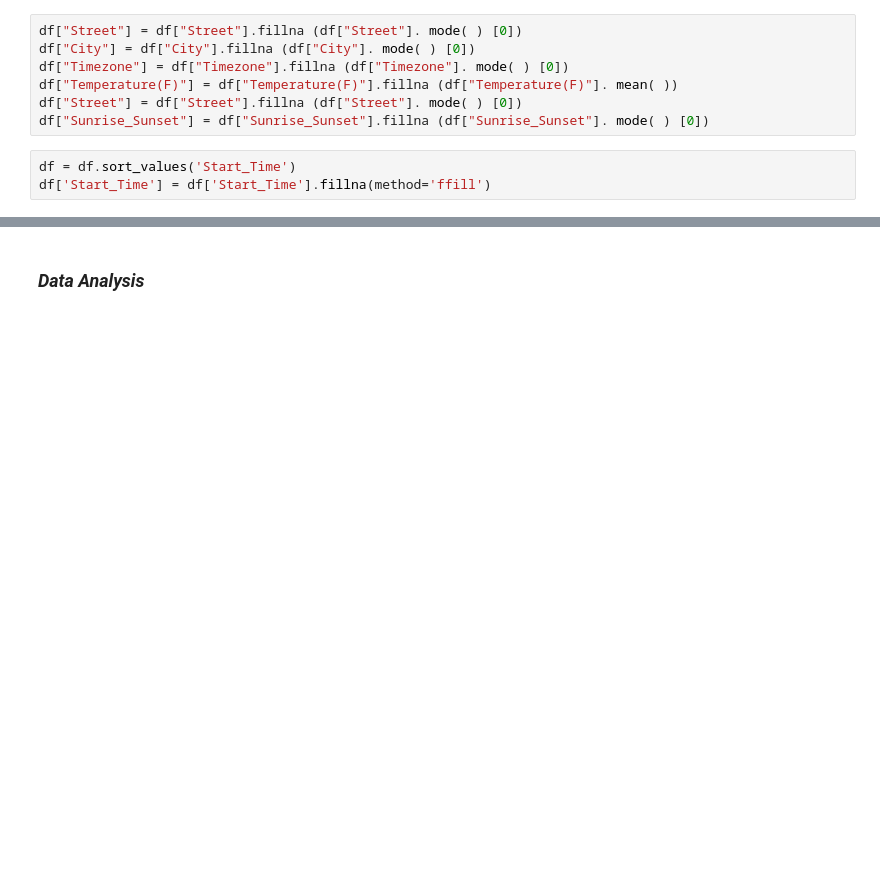
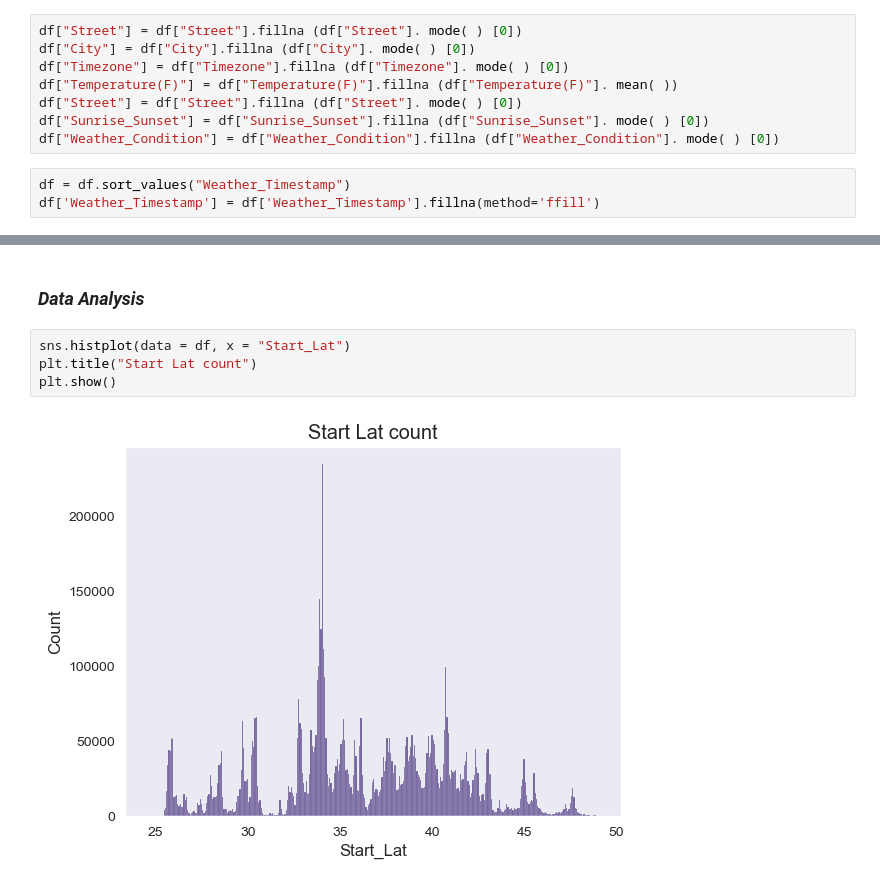
Before and after one commit to niranjan910/US-Accident-Analytics, a Jupyter notebook: US_Accident_analysis_1.ipynb, the cells around one changed output, grey strips where cells are left out. Saved outputs shown, nothing was run; the diff lists cells and outputs as text; blank space fills up the shorter version.

```diff
--- a/US_Accident_analysis_1.ipynb
+++ b/US_Accident_analysis_1.ipynb
@@ -716,6 +719,7 @@ df["Timezone"] = df["Timezone"].fillna (df["Timezone"]. mode( ) [0])
 df["Temperature(F)"] = df["Temperature(F)"].fillna (df["Temperature(F)"]. mean( ))
 df["Street"] = df["Street"].fillna (df["Street"]. mode( ) [0])
 df["Sunrise_Sunset"] = df["Sunrise_Sunset"].fillna (df["Sunrise_Sunset"]. mode( ) [0])
+df["Weather_Condition"] = df["Weather_Condition"].fillna (df["Weather_Condition"]. mode( ) [0])
 # %%
-df = df.sort_values('Start_Time')
-df['Start_Time'] = df['Start_Time'].fillna(method='ffill')
+df = df.sort_values("Weather_Timestamp")
+df['Weather_Timestamp'] = df['Weather_Timestamp'].fillna(method='ffill')
@@ -778,3 +785,9 @@ df[timeseries].describe()
 df.to_csv('cleaned_data.csv', index=False)
 # %% [markdown]
 ### *Data Analysis*
+# %%
+sns.histplot(data = df, x = "Start_Lat")
+plt.title("Start Lat count")
+plt.show()
+# %% [output]
+[figure, added]
```
Also changed, not shown: parts of 39 cells of this notebook.
